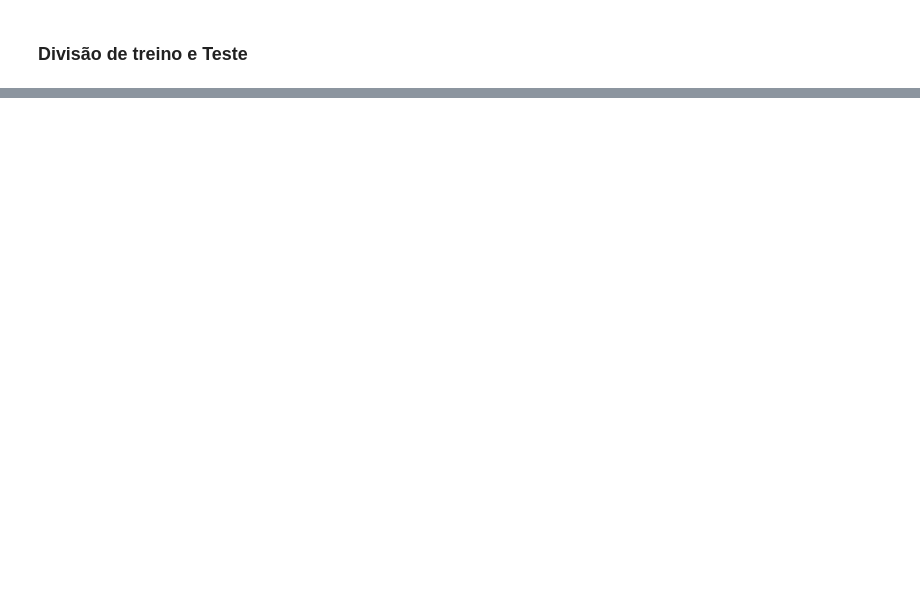
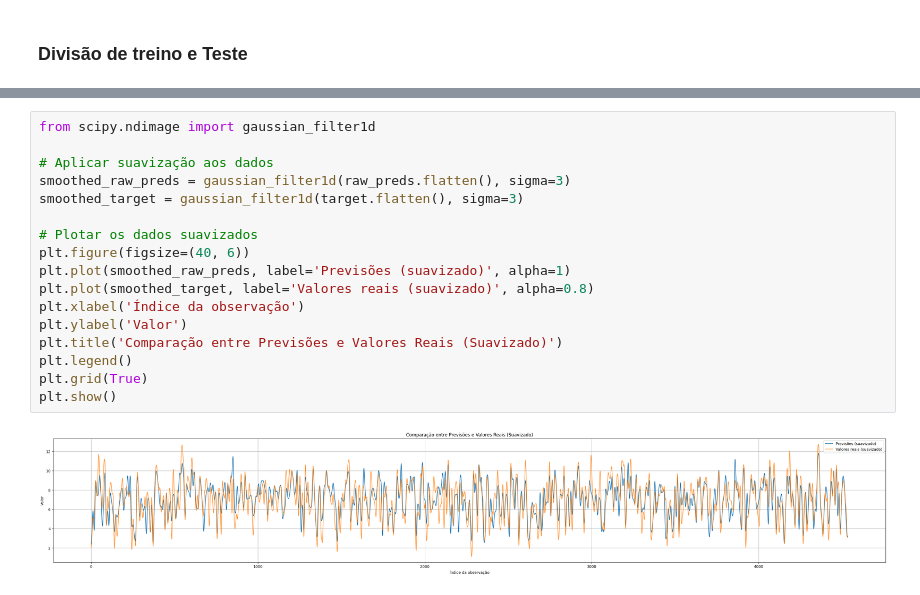
Before and after one commit to JeanArthurCostaDias/MOD17-OPTIMIZATION-AND-PREDICTION, a Jupyter notebook: main.ipynb, the cells around one changed output, grey strips where cells are left out. Cells and saved outputs as stored; diff of their text form; blank space fills up the shorter version.

```diff
--- a/main.ipynb
+++ b/main.ipynb
@@ -537,0 +640,19 @@ plt.legend(['raw_preds','target'])
+# %%
+from scipy.ndimage import gaussian_filter1d
+
+# Aplicar suavização aos dados
+smoothed_raw_preds = gaussian_filter1d(raw_preds.flatten(), sigma=3)
+smoothed_target = gaussian_filter1d(target.flatten(), sigma=3)
+
+# Plotar os dados suavizados
+plt.figure(figsize=(40, 6))
+plt.plot(smoothed_raw_preds, label='Previsões (suavizado)', alpha=1)
+plt.plot(smoothed_target, label='Valores reais (suavizado)', alpha=0.8)
+plt.xlabel('Índice da observação')
+plt.ylabel('Valor')
+plt.title('Comparação entre Previsões e Valores Reais (Suavizado)')
+plt.legend()
+plt.grid(True)
+plt.show()
+# %% [output]
+[figure, added]
```
Also changed, not shown: parts of 36 cells of this notebook, 53 other files.
